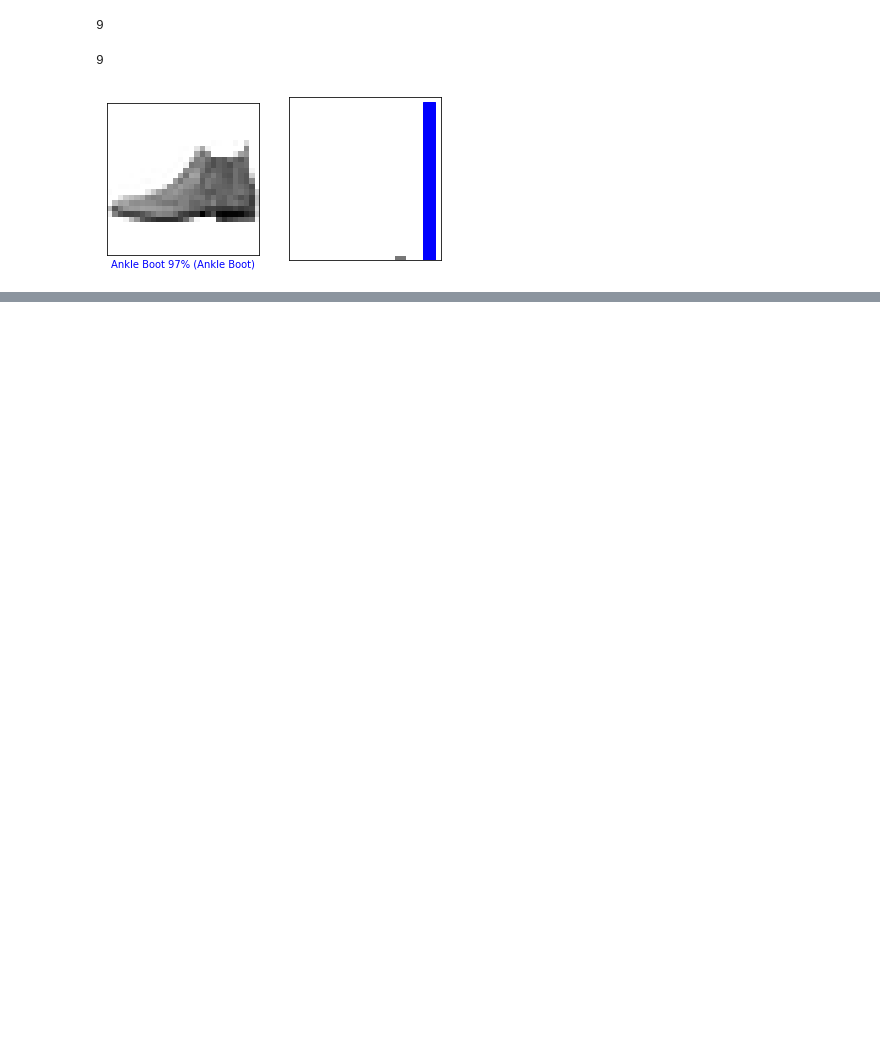
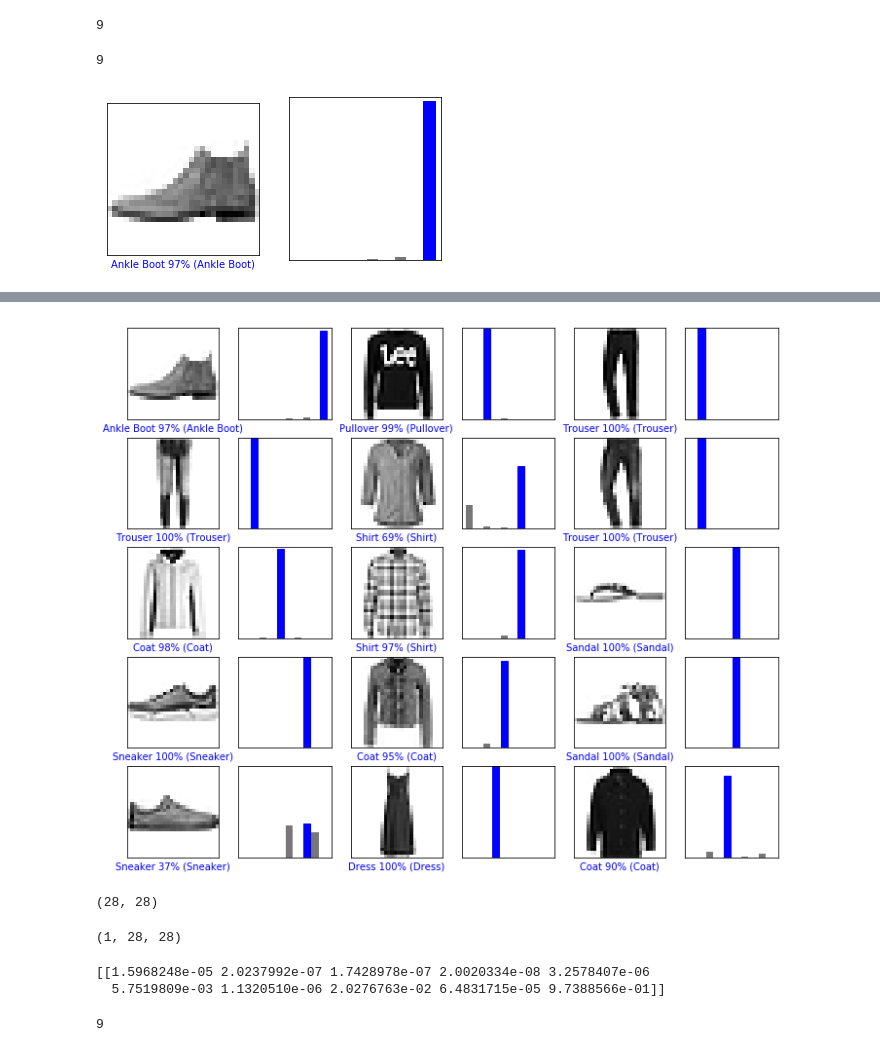
Before and after one commit to kmn5409/NASA_Preparation, a Jupyter notebook: TensorFlow/MNIST_Fashion.ipynb, the cells around one changed output, grey strips where cells are left out. Drawn from its saved outputs; the diff is of its cells as text; code cells hidden in the pictures; blank space fills up the shorter version.

Commit message:
Mapped out a few more images

```diff
--- a/TensorFlow/MNIST_Fashion.ipynb
+++ b/TensorFlow/MNIST_Fashion.ipynb
@@ -171,0 +163,37 @@ plt.show()
+# %%
+# Plot the first X test images, their predicted label, and the true label
+# Color correct predictions in blue, incorrect predictions in red
+num_rows = 5
+num_cols = 3
+num_images = num_rows*num_cols
+plt.figure(figsize=(2*2*num_cols, 2*num_rows))
+
+for i in range(num_images):
+    plt.subplot(num_rows, 2*num_cols, 2*i+1)
+    plot_image(i, predictions, test_labels, test_images)
+    plt.subplot(num_rows, 2*num_cols, 2*i+2)
+    plot_value_array(i, predictions, test_labels)
+plt.show()
+# %% [output]
+[figure, added]
+# %%
+# Grab an image from the test dataset
+img = test_images[0]
+
+print(img.shape)
+# %% [output]
+(28, 28)
+# %%
+# Add the image to a batch where it's the only member
+img = (np.expand_dims(img,0))
+
+print(img.shape)
+# %% [output]
+(1, 28, 28)
+# %%
+predictions_single = model.predict(img)
+
+print(predictions_single)
+# %% [output]
+[[1.5968248e-05 2.0237992e-07 1.7428978e-07 2.0020334e-08 3.2578407e-06
+  5.7519809e-03 1.1320510e-06 2.0276763e-02 6.4831715e-05 9.7388566e-01]]
@@ -171,0 +203,4 @@ plt.show()
+# %%
+np.argmax(predictions_single[0])
+# %% [output]
+9
```
Also changed, not shown: parts of 6 cells of this notebook.
